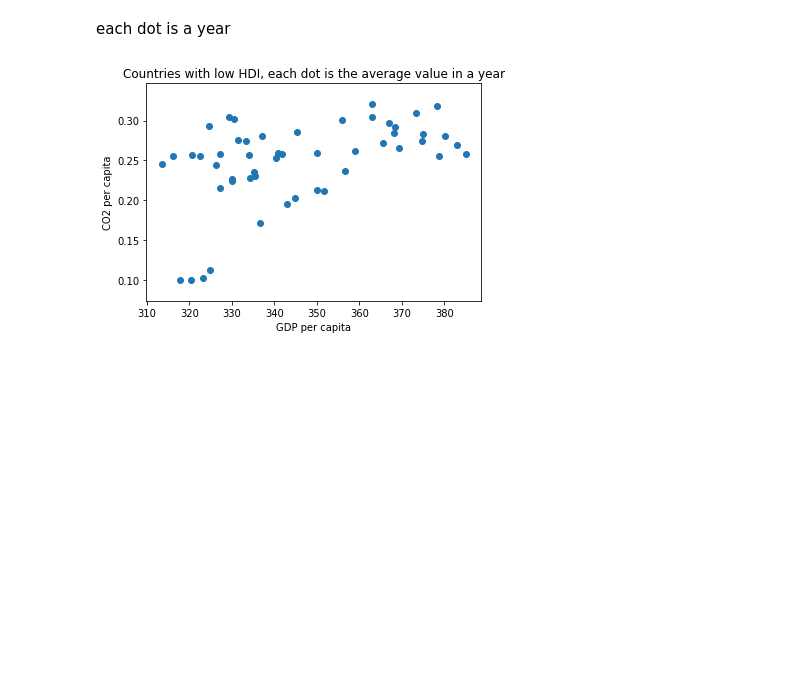
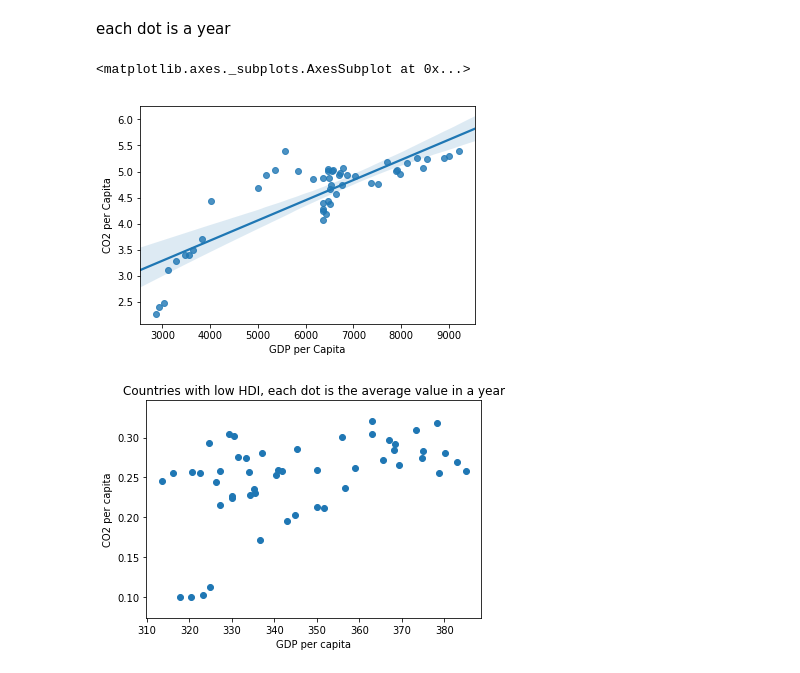
Before and after one commit to hstoefen/Intro-to-Data-Analysis, a Jupyter notebook: Final Project/project_draft2.ipynb, the cells around one changed output. Saved outputs shown, nothing was run; the diff lists cells and outputs as text; code cells hidden in the pictures; blank space fills up the shorter version.

```diff
--- a/Final Project/project_draft2.ipynb
+++ b/Final Project/project_draft2.ipynb
@@ -300,9 +320,18 @@ gdp_per_person_hdi_low_country = gdp_per_person_hdi_low.iloc[:,:-1].max(axis=1)
 # %%
 # transpose and limit to years 1960-2011, where a significant number of values is available
 # take the mean across all countrys in that hdi range for each year
+time_data = pd.DataFrame()
+time_data['CO2 per Capita'] = co2_per_person.transpose().mean(axis=1)['1960':'2010']
+time_data['GDP per Capita'] = gdp_per_person.transpose().mean(axis=1)['1960':'2010']
 co2_per_person_hdi_high_time = co2_per_person_hdi_high.transpose().mean(axis=1)['1960':'2010']
+time_data['CO2 per Capita - High HDI'] = co2_per_person_hdi_high.transpose().mean(axis=1)['1960':'2010']
 gdp_per_person_hdi_high_time = gdp_per_person_hdi_high.transpose().mean(axis=1)['1960':'2010']
+time_data['GDP per Capita - High HDI'] = gdp_per_person_hdi_high.transpose().mean(axis=1)['1960':'2010']
 co2_per_person_hdi_medium_time = co2_per_person_hdi_medium.transpose().mean(axis=1)['1960':'2010']
+time_data['CO2 per Capita - Medium HDI'] = co2_per_person_hdi_medium.transpose().mean(axis=1)['1960':'2010']
 gdp_per_person_hdi_medium_time = gdp_per_person_hdi_medium.transpose().mean(axis=1)['1960':'2010']
+time_data['GDP per Capita - Medium HDI'] = gdp_per_person_hdi_medium.transpose().mean(axis=1)['1960':'2010']
 co2_per_person_hdi_low_time = co2_per_person_hdi_low.transpose().mean(axis=1)['1960':'2010']
+time_data['CO2 per Capita - Low HDI'] = co2_per_person_hdi_low.transpose().mean(axis=1)['1960':'2010']
 gdp_per_person_hdi_low_time = gdp_per_person_hdi_low.transpose().mean(axis=1)['1960':'2010']
+time_data['GDP per Capita - Low HDI'] = gdp_per_person_hdi_low.transpose().mean(axis=1)['1960':'2010']
@@ -346,6 +384,12 @@ Text(0,0.5,u'GDP per capita in US$')
 determine the correlation of CO2 emission per capita and GDP per capita seperately for these groups of economies
 # %% [markdown]
 each dot is a year
+# %%
+# regression plot all countries
+sns.regplot(x='GDP per Capita', y='CO2 per Capita', data=time_data)
+# %% [output]
+<matplotlib.axes._subplots.AxesSubplot at 0x...>
+[figure, added]
 # %%
 plt.scatter(gdp_per_person_hdi_low_time, co2_per_person_hdi_low_time)
 plt.ylabel('CO2 per capita')
```
Also changed, not shown: parts of 12 cells of this notebook, 1 other file.
